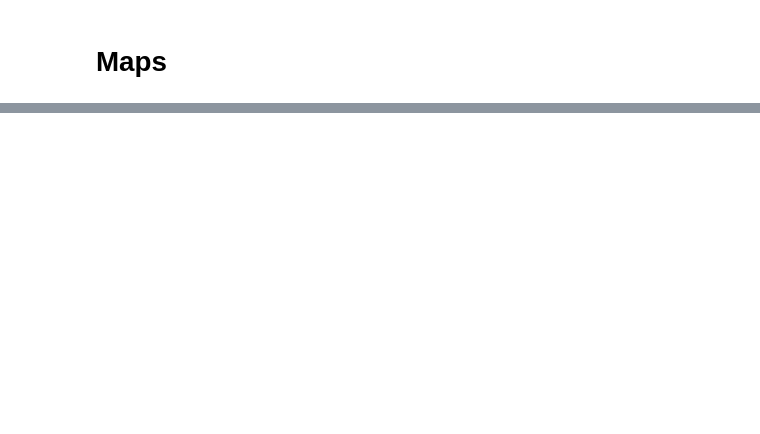
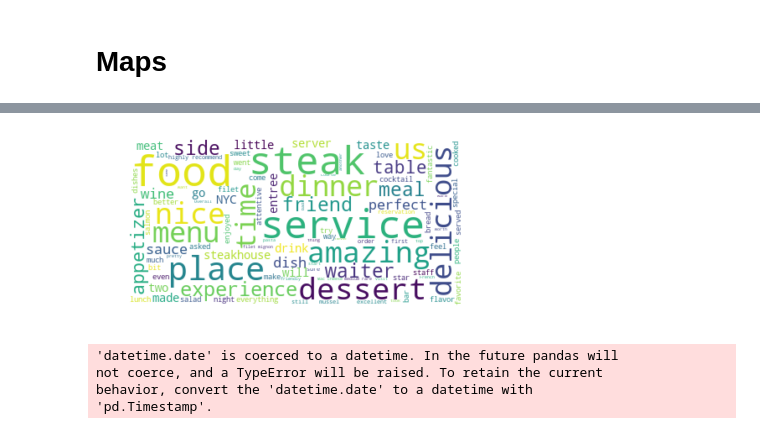
Before and after one commit to ctc316/NYC_RstWeek, a Jupyter notebook: analysis.ipynb, the cells around one changed output, grey strips where cells are left out. Saved outputs shown, nothing was run; the diff lists cells and outputs as text; code cells hidden in the pictures; blank space fills up the shorter version.

```diff
--- a/analysis.ipynb
+++ b/analysis.ipynb
@@ -526,0 +531,7 @@ m_3
+# %%
+dir_path = "data/reviews"
+review_files = [f for f in listdir(dir_path) if f.endswith('.csv') and isfile(join(dir_path, f))]
+
+idx2Filename = {int(f.split('_')[0]):f for f in review_files}
+reviews = pd.read_csv(join(dir_path, idx2Filename[0]))
+reviews['text'].head()
@@ -526,0 +545,11 @@ m_3
+# %%
+rst_week_start = datetime.date(2018, 7, 23)
+rst_week_end = datetime.date(2018, 8, 17)
+
+e_reviews = []
+for idx in e_idx[1:]:
+    reviews = pd.read_csv(join(dir_path, idx2Filename[idx]))
+    reviews['time_created'] = pd.to_datetime(reviews['time_created'])
+    reviews = reviews[(rst_week_start <= reviews['time_created']) & (reviews['time_created'] <= rst_week_end)]
+    e_reviews.append(reviews['text'].values)
+len(e_reviews)
@@ -526,0 +694,2 @@ m_3
+# %%
+e_word_cloud, e_words = getpara(e_idx)
@@ -526,0 +770,24 @@ m_3
+# %%
+from wordcloud import WordCloud, STOPWORDS, ImageColorGenerator
+
+def drawwc(word_cloud):
+    stopwords = set(STOPWORDS)
+    stopwords.update(["one", "restaurant"])
+    stopwords.update(["great", "good", "well","best", "came","really","week","ordered","got"])
+
+    wordcloud = WordCloud(stopwords=stopwords,max_font_size=50, max_words=100, background_color="white").generate(word_cloud)
+    plt.figure()
+    plt.imshow(wordcloud, interpolation="bilinear")
+    plt.axis("off")
+    plt.show()
+# %%
+drawwc(e_word_cloud)
+# %% [output]
+[figure, added]
+# %%
+b_word_cloud, b_words = getpara(b_idx)
+# %% [output]
+'datetime.date' is coerced to a datetime. In the future pandas will
+not coerce, and a TypeError will be raised. To retain the current
+behavior, convert the 'datetime.date' to a datetime with
+'pd.Timestamp'.
```
Also changed, not shown: parts of 71 cells of this notebook, 1 other file.
